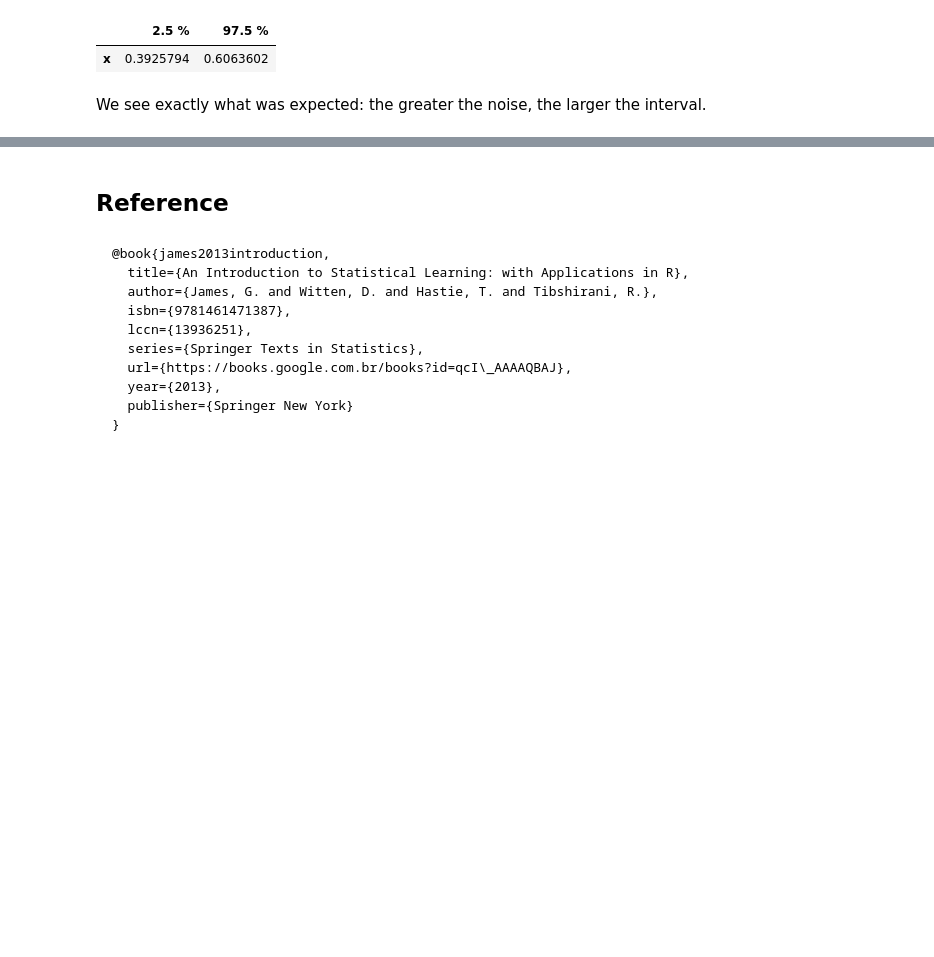
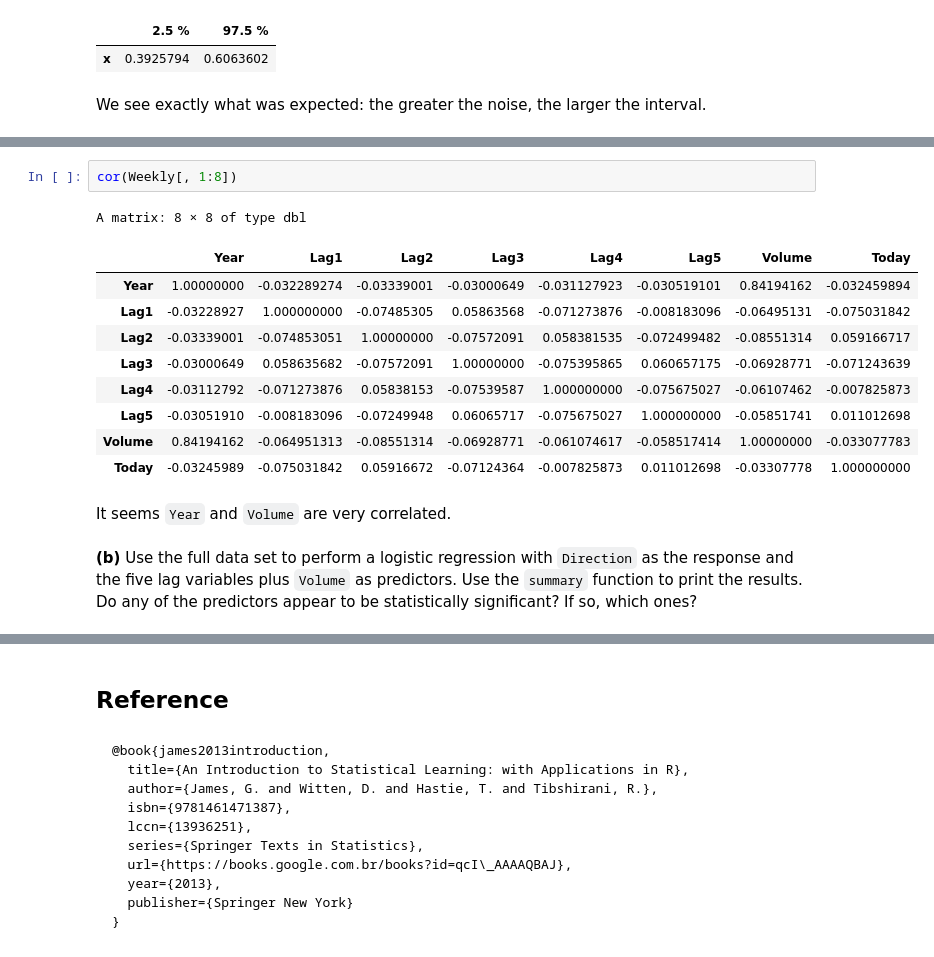
Before and after one commit to lucasresck/machine-learning, a Jupyter notebook: problem_sets/problem_set_2.ipynb, the cells around one changed output, grey strips where cells are left out. Saved outputs shown, nothing was run; the diff lists cells and outputs as text; blank space fills up the shorter version.

```diff
--- a/problem_sets/problem_set_2.ipynb
+++ b/problem_sets/problem_set_2.ipynb
@@ -542,0 +592,21 @@ We see exactly what was expected: the greater the noise, the larger the interval
+# %%
+cor(Weekly[, 1:8])
+# %% [output]
+A matrix: 8 × 8 of type dbl
+|  | Year | Lag1 | Lag2 | Lag3 | Lag4 | Lag5 | Volume | Today |
+| Year | 1.00000000 | -0.032289274 | -0.03339001 | -0.03000649 | -0.031127923 | -0.030519101 | 0.84194162 | -0.032459894 |
+| Lag1 | -0.03228927 | 1.000000000 | -0.07485305 | 0.05863568 | -0.071273876 | -0.008183096 | -0.06495131 | -0.075031842 |
+| Lag2 | -0.03339001 | -0.074853051 | 1.00000000 | -0.07572091 | 0.058381535 | -0.072499482 | -0.08551314 | 0.059166717 |
+| Lag3 | -0.03000649 | 0.058635682 | -0.07572091 | 1.00000000 | -0.075395865 | 0.060657175 | -0.06928771 | -0.071243639 |
+| Lag4 | -0.03112792 | -0.071273876 | 0.05838153 | -0.07539587 | 1.000000000 | -0.075675027 | -0.06107462 | -0.007825873 |
+| Lag5 | -0.03051910 | -0.008183096 | -0.07249948 | 0.06065717 | -0.075675027 | 1.000000000 | -0.05851741 | 0.011012698 |
+| Volume | 0.84194162 | -0.064951313 | -0.08551314 | -0.06928771 | -0.061074617 | -0.058517414 | 1.00000000 | -0.033077783 |
+| Today | -0.03245989 | -0.075031842 | 0.05916672 | -0.07124364 | -0.007825873 | 0.011012698 | -0.03307778 | 1.000000000 |
+# %% [markdown]
+It seems `Year` and `Volume` are very correlated.
+# %% [markdown]
+**(b)** Use the full data set to perform a logistic regression with
+`Direction` as the response and the five lag variables plus `Volume`
+as predictors. Use the `summary` function to print the results. Do
+any of the predictors appear to be statistically significant? If so,
+which ones?
```
Also changed, not shown: parts of 52 cells of this notebook.
